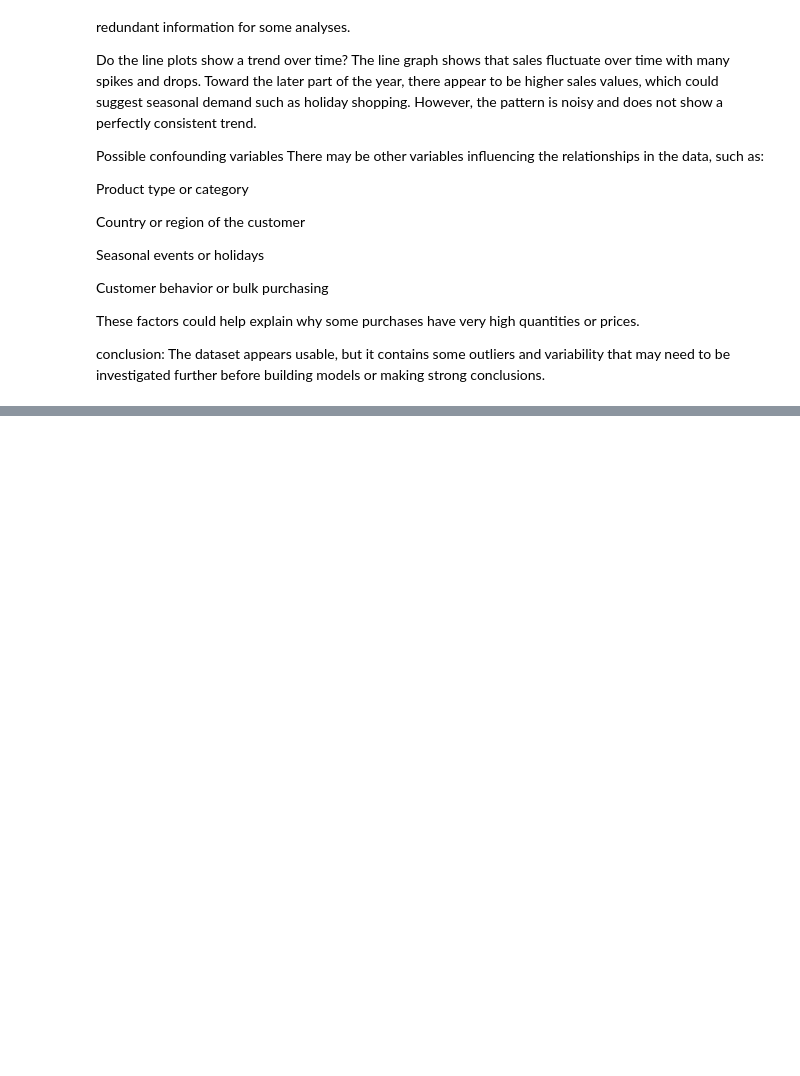
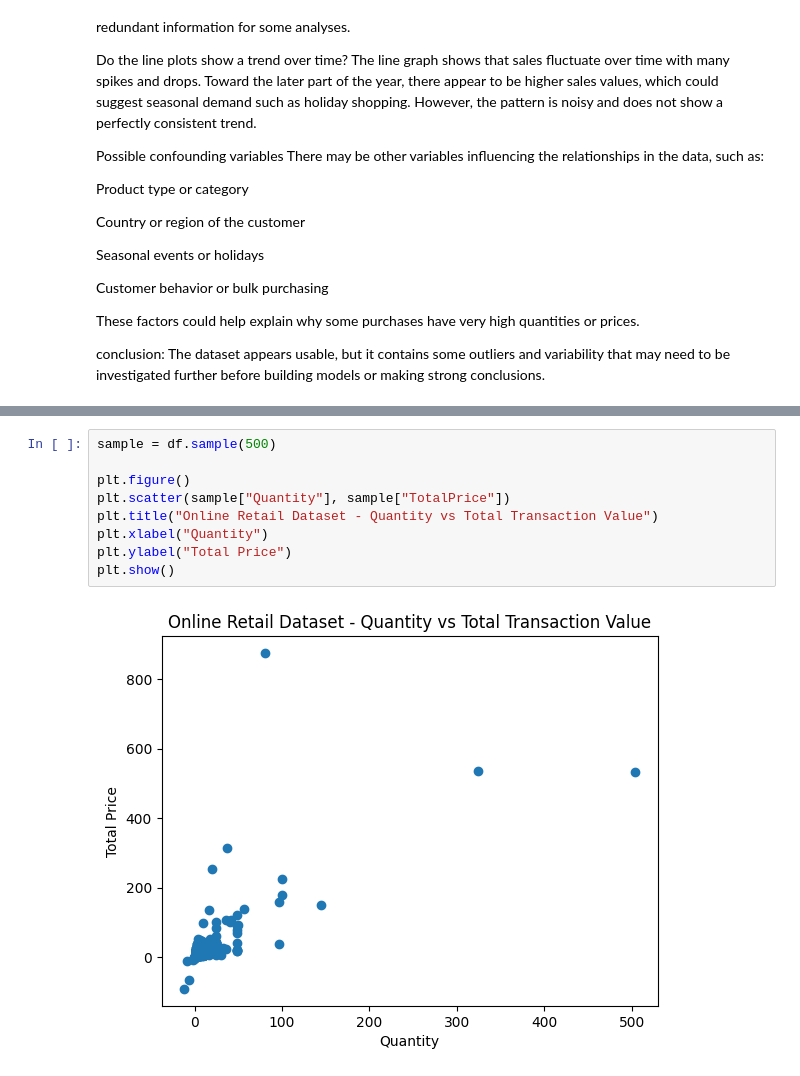
Before and after one commit to carlos00002/DX699_02, a Jupyter notebook: homework/OMDS-ModB2-Week6-Jaime-Carlos.ipynb, the cells around one changed output, grey strips where cells are left out. Drawn from its saved outputs; the diff is of its cells as text; blank space fills up the shorter version.

```diff
--- a/homework/OMDS-ModB2-Week6-Jaime-Carlos.ipynb
+++ b/homework/OMDS-ModB2-Week6-Jaime-Carlos.ipynb
@@ -356,0 +499,11 @@ The dataset appears usable, but it contains some outliers and variability that m
+# %%
+sample = df.sample(500)
+
+plt.figure()
+plt.scatter(sample["Quantity"], sample["TotalPrice"])
+plt.title("Online Retail Dataset - Quantity vs Total Transaction Value")
+plt.xlabel("Quantity")
+plt.ylabel("Total Price")
+plt.show()
+# %% [output]
+[figure, added]
```
Also changed, not shown: parts of 15 cells of this notebook.
